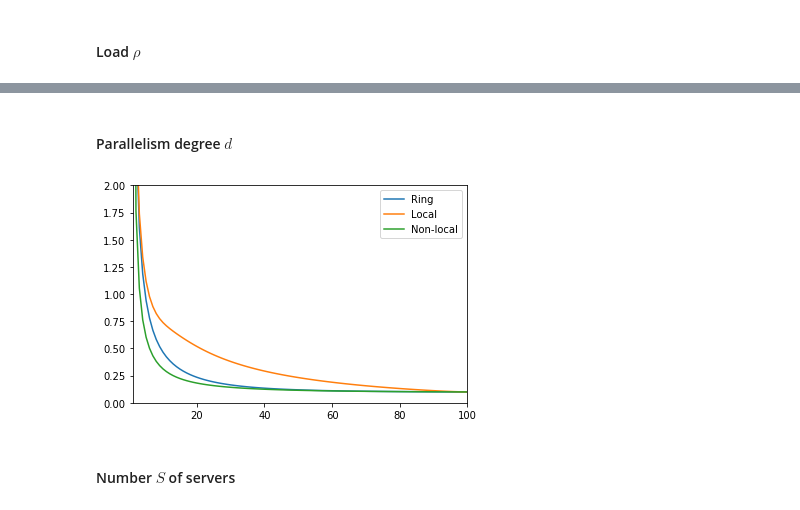
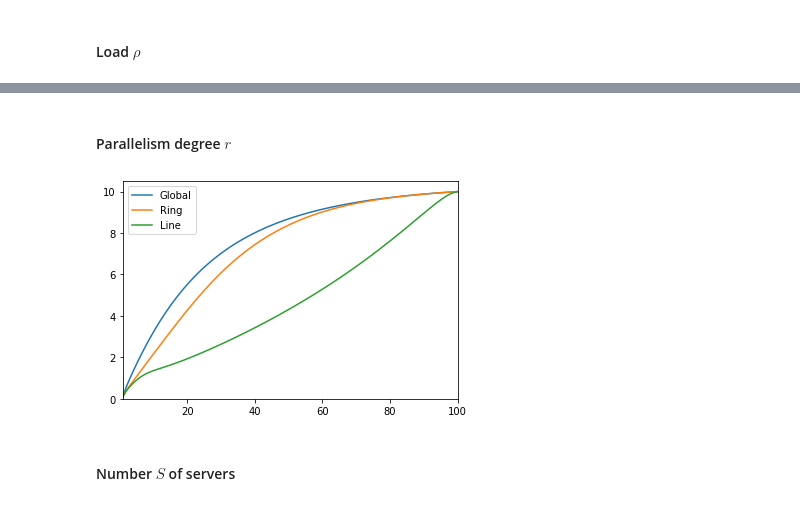
Before and after one commit to ccomte/phd-thesis, a Jupyter notebook: 6-performance-analysis-by-server-elimination/compute_and_plot.ipynb, the cells around one changed output, grey strips where cells are left out. Saved outputs shown, nothing was run; the diff lists cells and outputs as text; code cells hidden in the pictures.

```diff
--- a/6-performance-analysis-by-server-elimination/compute_and_plot.ipynb
+++ b/6-performance-analysis-by-server-elimination/compute_and_plot.ipynb
@@ -7,6 +7,8 @@ This Notebook computes and plots the numerical results for Chapter 6 of the Ph.D
 import pandas as pd
 # %% [output]
 Populating the interactive namespace from numpy and matplotlib
+# %%
+folder = "data/"
 # %% [markdown]
 ## 1. Random customer assignment (Section 6.2)
 # %% [markdown]
@@ -288,20 +312,0 @@ show()
-# %%
-S = 100
-d = 2
-ρ = .999
-
-Ls = Li_local(S, d, ρ)
-ring_delay = R_local(S, d, ρ)
-range_a = L_local(S, d, ρ)
-range_i = Ls * (S - d + 1)
-R = homogeneous(S, d, ρ)
-
-plot(range(1, S - d + 2), range_i, label="Local (classes)")
-plot([1, S - d + 1], ring_delay * ones(2), label="Local (Ring)")
-plot([1, S - d + 1], range_a * ones(2), label="Local (mean)")
-plot([1, S - d + 1], R * ones(2), label="Non-local")
-xlim([0, S - d + 1])
-ymin, ymax = ylim()   # return the current ylim
-ylim( (0, ymax) )  # set the ylim to ymin, ymax
-legend()
-show()
@@ -379,3 +379,3 @@ plot_local_study_rho(100, 10, step=.001)
 # %% [markdown]
-#### Parallelism degree $d$
+#### Parallelism degree $r$
 # %%
@@ -396,22 +396,20 @@ def load_study_d(S=100, ρ=.9):
 # %%
-def plot_local_study_d(S=100, ρ=.9):
+def plot_local_study_r(S=100, ρ=.9):
     try:
-        csv = pd.read_csv("load_study_d_S_" + str(S) + "_rho_" + str(ρ) + ".csv")
+        csv = pd.read_csv(folder + "load_study_r_S_" + str(S) + "_rho_" + str(ρ) + ".csv")
     except:
-        load_study_d(S, ρ)
-        csv = pd.read_csv("load_study_d_S_" + str(S) + "_rho_" + str(ρ) + ".csv")
-    plot(csv['d'].values, csv['R'].values, label="Ring")
-    plot(csv['d'].values, csv['L'].values, label="Local")
-    plot(csv['d'].values, csv['G'].values, label="Non-local")
-    xlim([1,S])
-    ymin, ymax = ylim()   # return the current ylim
-    ylim( (0, 2) )  # set the ylim to ymin, ymax
-    legend()
+        load_study_r(S, ρ)
+        csv = pd.read_csv(folder + "load_study_r_S_" + str(S) + "_rho_" + str(ρ) + ".csv")
+    plot(csv['r'].values, 1. / csv['G'].values, label="Global")
+    plot(csv['r'].values, 1. / csv['R'].values, label="Ring")
+    plot(csv['r'].values, 1. / csv['L'].values, label="Line")
+    xlim([1,S]); ylim(ymin=0)
+    legend(loc='best')
     show()
 # %%
-plot_local_study_d(100, .9)
+plot_local_study_r(100, .9)
 # %% [output]
-[figure, old version]
+[figure, new version]
 # %% [markdown]
 #### Number $S$ of servers
 # %%
```
Also changed, not shown: parts of 35 cells of this notebook.
